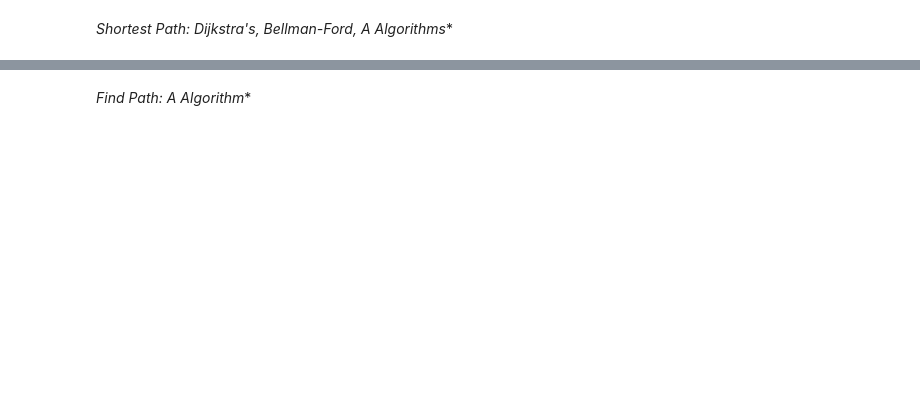
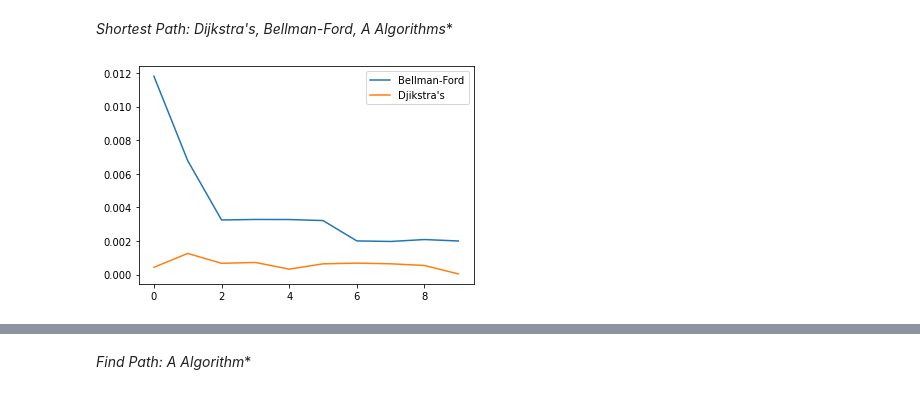
Before and after one commit to skozh/ADA1, a Jupyter notebook: Task6.ipynb, the cells around one changed output, grey strips where cells are left out. Saved outputs shown, nothing was run; the diff lists cells and outputs as text; code cells hidden in the pictures; blank space fills up the shorter version.

```diff
--- a/Task6.ipynb
+++ b/Task6.ipynb
@@ -44,6 +44,13 @@ for i in range(10):
   start_time = time.time()
   bellman_path = nx.shortest_path(G, source=source, target=target, weight='weight', method='bellman-ford')
   elapsed_bellman.append(time.time() - start_time)
+# %%
+plt.plot(elapsed_bellman, label="Bellman-Ford")
+plt.plot(elapsed_dijkstra, label="Djikstra's")
+plt.legend()
+plt.show()
+# %% [output]
+[figure, added]
 # %%
 print("Average time (Dijkstra's Algorithm): ", np.average(elapsed_dijkstra))
 print("Average time (Bellman-Ford Algorithm): ", np.average(elapsed_bellman))
```
Also changed, not shown: parts of 7 cells of this notebook.
